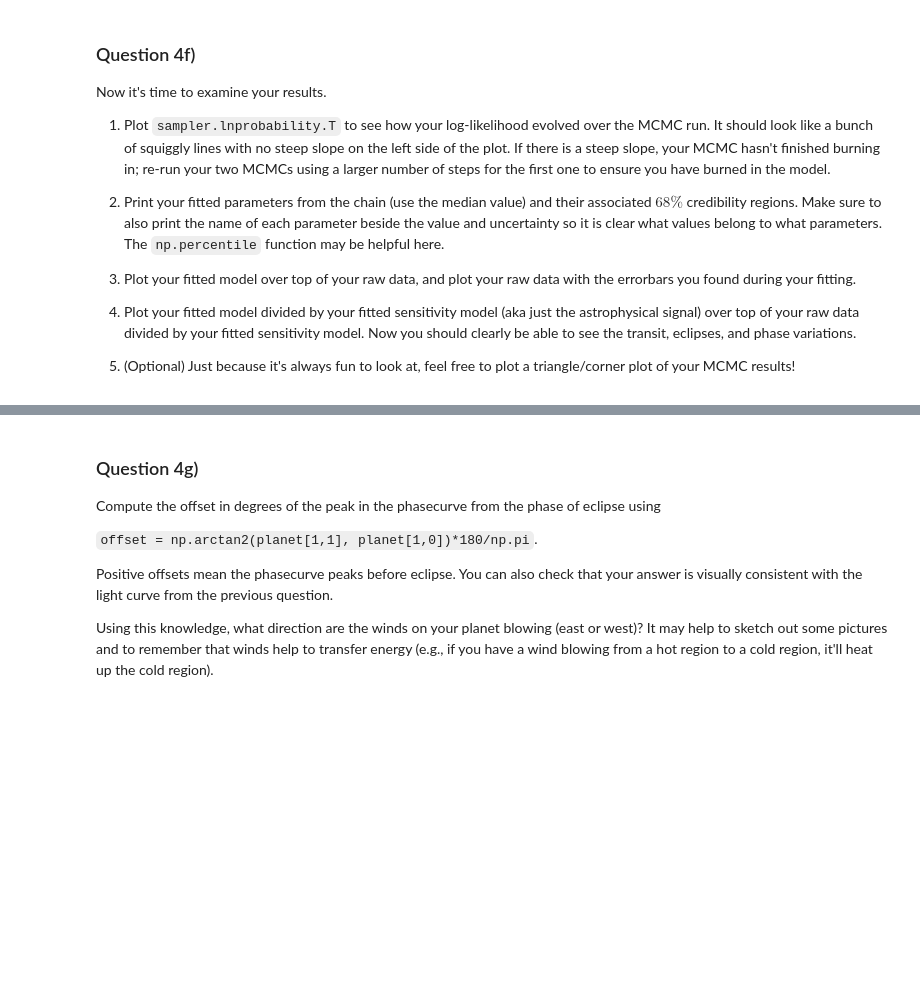
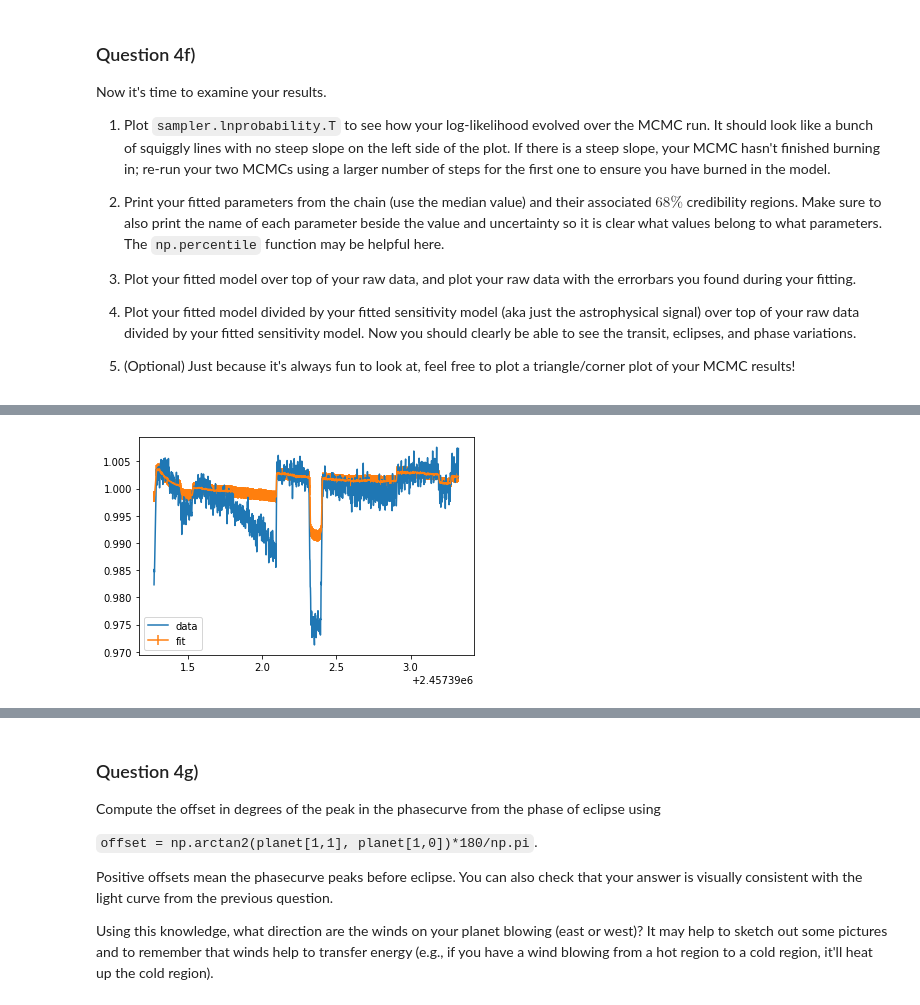
Before and after one commit to katiesavarc/DataSci_Lab, a Jupyter notebook: CodingLab08/CodingLab08_Exoplanets.ipynb, the cells around one changed output, grey strips where cells are left out. Saved outputs shown, nothing was run; the diff lists cells and outputs as text; code cells hidden in the pictures; blank space fills up the shorter version.

```diff
--- a/CodingLab08/CodingLab08_Exoplanets.ipynb
+++ b/CodingLab08/CodingLab08_Exoplanets.ipynb
@@ -578,0 +560,8 @@ plt.show()
+# %%
+
+plt.plot(time, flux,label="data")
+plt.errorbar(time, fit_system(theta_0[:-1], x, y, star, planet_corot), yerr=theta_0[-1],label="fit")
+plt.legend()
+plt.show()
+# %% [output]
+[figure, added]
```
Also changed, not shown: parts of 16 cells of this notebook.
